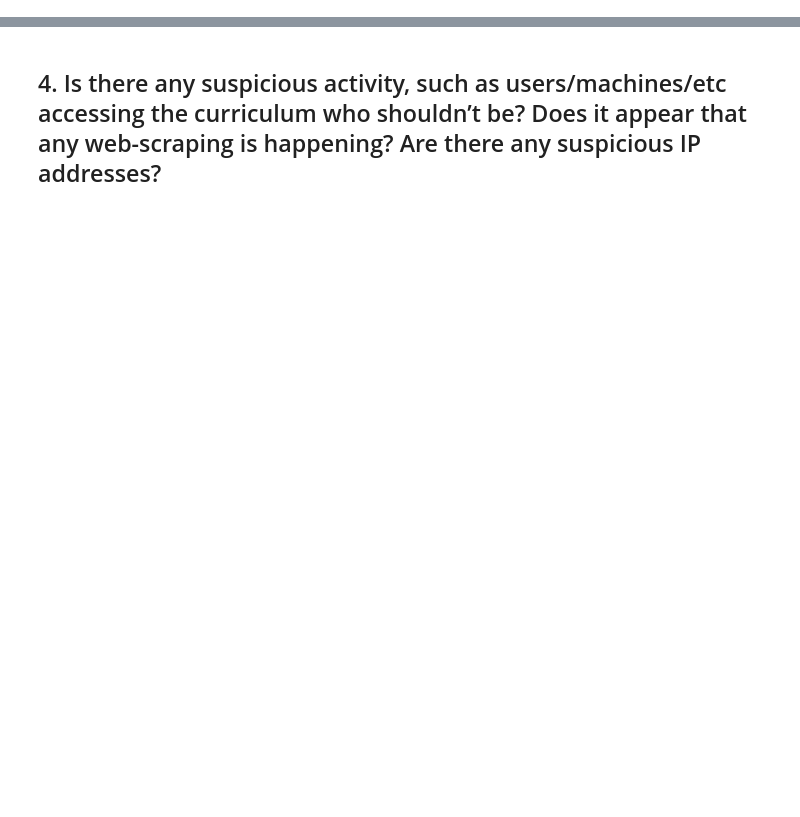
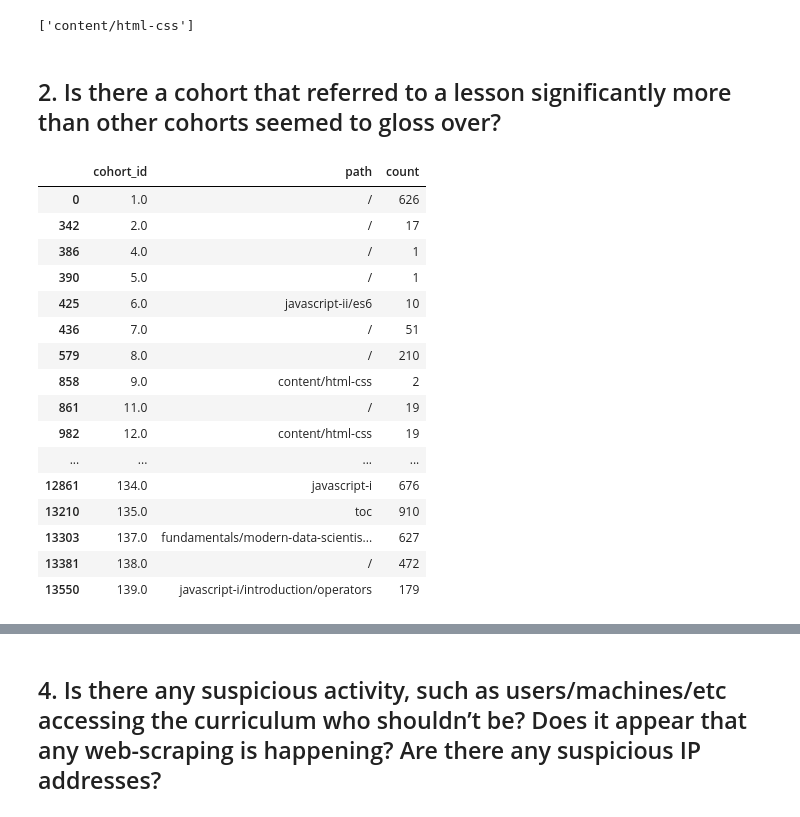
Before and after one commit to Anomaly-detection-project-RD/anomaly_detection, a Jupyter notebook: rosendo_anomaly_project_v2.ipynb, the cells around one changed output, grey strips where cells are left out. Saved outputs shown, nothing was run; the diff lists cells and outputs as text; code cells hidden in the pictures; blank space fills up the shorter version.

```diff
--- a/rosendo_anomaly_project_v2.ipynb
+++ b/rosendo_anomaly_project_v2.ipynb
@@ -209,0 +336,40 @@ df.head()
+# %%
+list_of_most_viewed
+# %% [output]
+['content/html-css']
+# %% [markdown]
+## 2. Is there a cohort that referred to a lesson significantly more than other cohorts seemed to gloss over?
+# %%
+# Define a function to find the lesson that a cohort referred to significantly more than other cohorts
+def most_referred_lesson(df):
+    """
+    This function takes in a DataFrame and returns a DataFrame with the lesson that a cohort referred to significantly more than other cohorts.
+    """
+    # Group by 'cohort_id' and 'path', count the number of occurrences, and reset the index
+    most_referred = df.groupby(['cohort_id', 'path']).size().reset_index(name='count')
+
+    # Find the most referred lesson for each cohort
+    most_referred = most_referred.loc[most_referred.groupby('cohort_id')['count'].idxmax()]
+
+    return most_referred
+# %%
+# Use the function to find the most referred lesson per cohort
+most_referred_lesson(df)
+# %% [output]
+|  | cohort_id | path | count |
+| 0 | 1.0 | / | 626 |
+| 342 | 2.0 | / | 17 |
+| 386 | 4.0 | / | 1 |
+| 390 | 5.0 | / | 1 |
+| 425 | 6.0 | javascript-ii/es6 | 10 |
+| 436 | 7.0 | / | 51 |
+| 579 | 8.0 | / | 210 |
+| 858 | 9.0 | content/html-css | 2 |
+| 861 | 11.0 | / | 19 |
+| 982 | 12.0 | content/html-css | 19 |
+| ... | ... | ... | ... |
+| 12861 | 134.0 | javascript-i | 676 |
+| 13210 | 135.0 | toc | 910 |
+| 13303 | 137.0 | fundamentals/modern-data-scientis... | 627 |
+| 13381 | 138.0 | / | 472 |
+| 13550 | 139.0 | javascript-i/introduction/operators | 179 |
```
Also changed, not shown: parts of 53 cells of this notebook, 2 other files.
